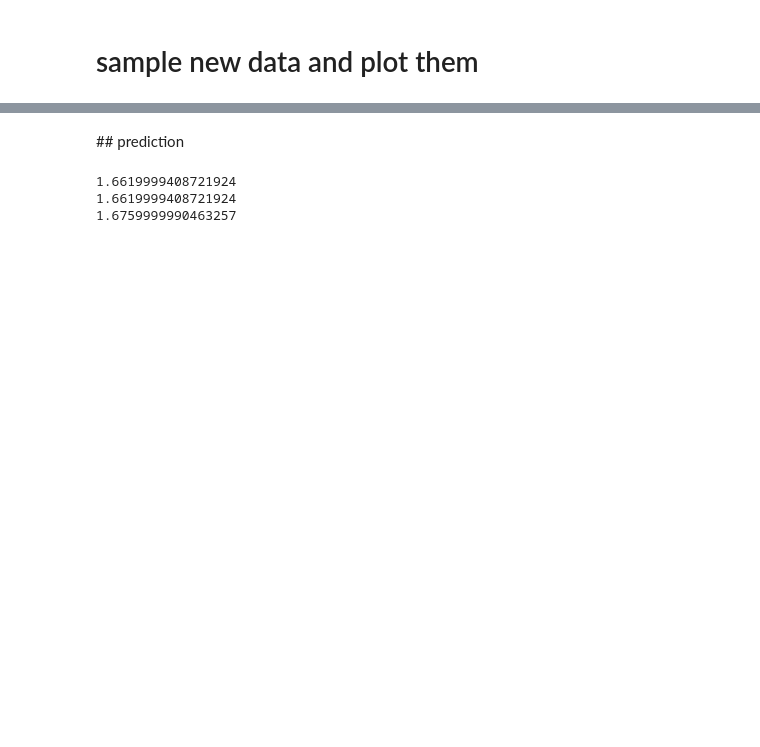
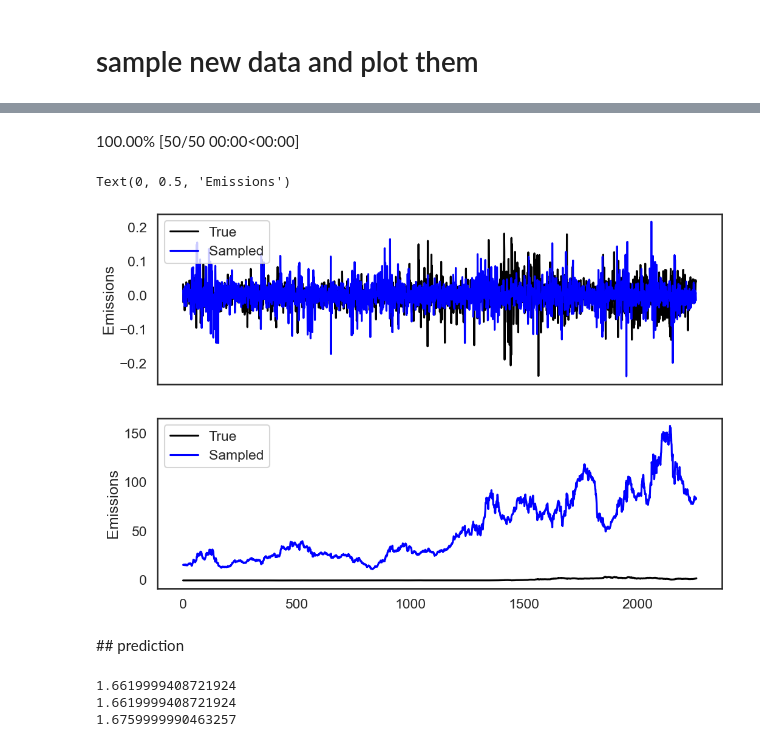
Before and after one commit to mzampar/PML_ARHMM, a Jupyter notebook: financial_analysis.ipynb, the cells around one changed output, grey strips where cells are left out. Saved outputs shown, nothing was run; the diff lists cells and outputs as text; code cells hidden in the pictures; blank space fills up the shorter version.

```diff
--- a/financial_analysis.ipynb
+++ b/financial_analysis.ipynb
@@ -211,3 +201,43 @@ Text(0.5, 0, 'time')
+# %%
+# try to see if the sampling improves with less data, second part of the data
+
+start_index_1 = 1000
+emissions_1 = emissions[start_index_1:]
+arhmm = LinearAutoregressiveHMM(num_states, emission_dim, num_lags=num_lags)
+params, props = arhmm.initialize(key=jr.PRNGKey(1), method="kmeans", emissions=emissions_1)
+
+inputs_1 = arhmm.compute_inputs(emissions_1)
+
+# Fit with EM
+fitted_params, lps = arhmm.fit_em(params, props, emissions_1, inputs=inputs_1)
+time_bins = len(emissions_1)
+
+sampled_states, sampled_emissions = arhmm.sample(fitted_params, jr.PRNGKey(0), time_bins, np.array(emissions_1[0:num_lags]).reshape(num_lags, emission_dim))
+
+initial_value = data['Close'].iloc[start_index_1]
+
+recovered_log = np.cumsum(np.concatenate(([np.log(initial_value)], sampled_emissions.reshape(-1))))
+recovered_series = np.exp(recovered_log)
+# we need to standardize the emissions
+# recovered_series = (recovered_series - np.mean(recovered_series)) / np.std(recovered_series)
+
+fig, ax = plt.subplots(2, 1, figsize=(12, 8), sharex=True)
+ax[0].plot(emissions_1, color="black", label="True")
+ax[0].plot(sampled_emissions, color="blue", label="Sampled")
+ax[0].legend(loc="upper left")
+ax[0].set_ylabel("Emissions")
+
+d = data['Close'][start_index_1:].to_numpy()
+d = (d-np.mean(d))/np.std(d)
+
+ax[1].plot(d, color="black", label="True")
+ax[1].plot(recovered_series, color="blue", label="Sampled")
+ax[1].legend(loc="upper left")
+ax[1].set_ylabel("Emissions")
+# %% [output]
+100.00% [50/50 00:00<00:00]
+Text(0, 0.5, 'Emissions')
+[figure, added]
 # %% [markdown]
 ## prediction
 # %%
```
Also changed, not shown: parts of 13 cells of this notebook, 1 other file.
